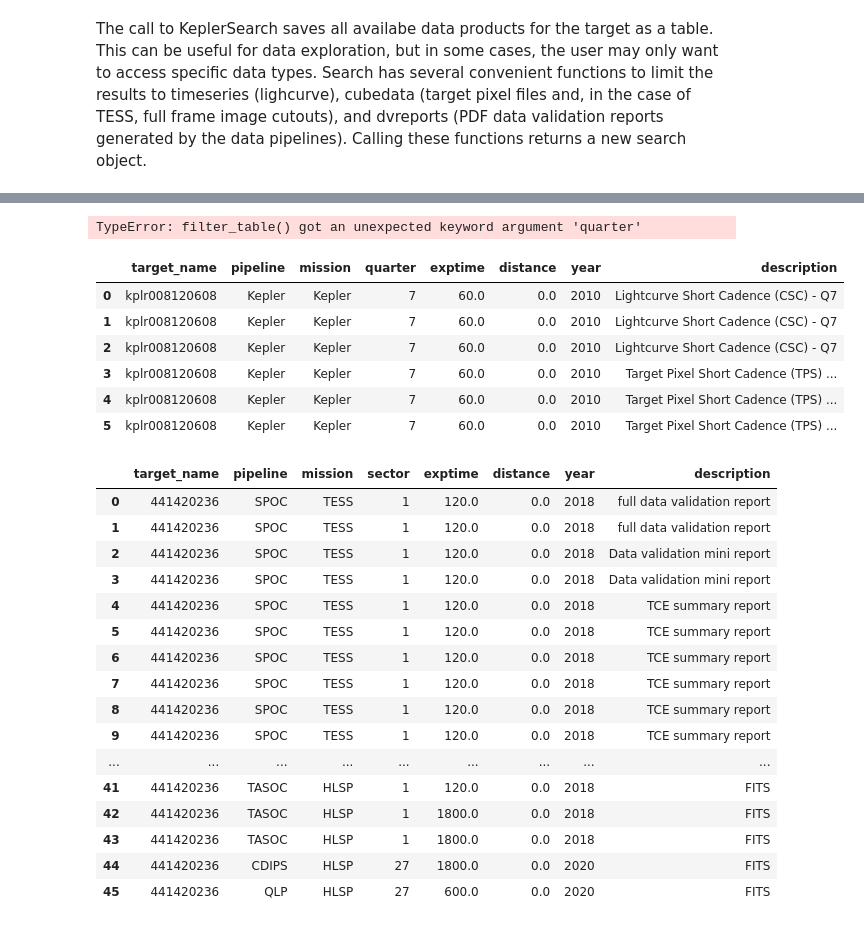
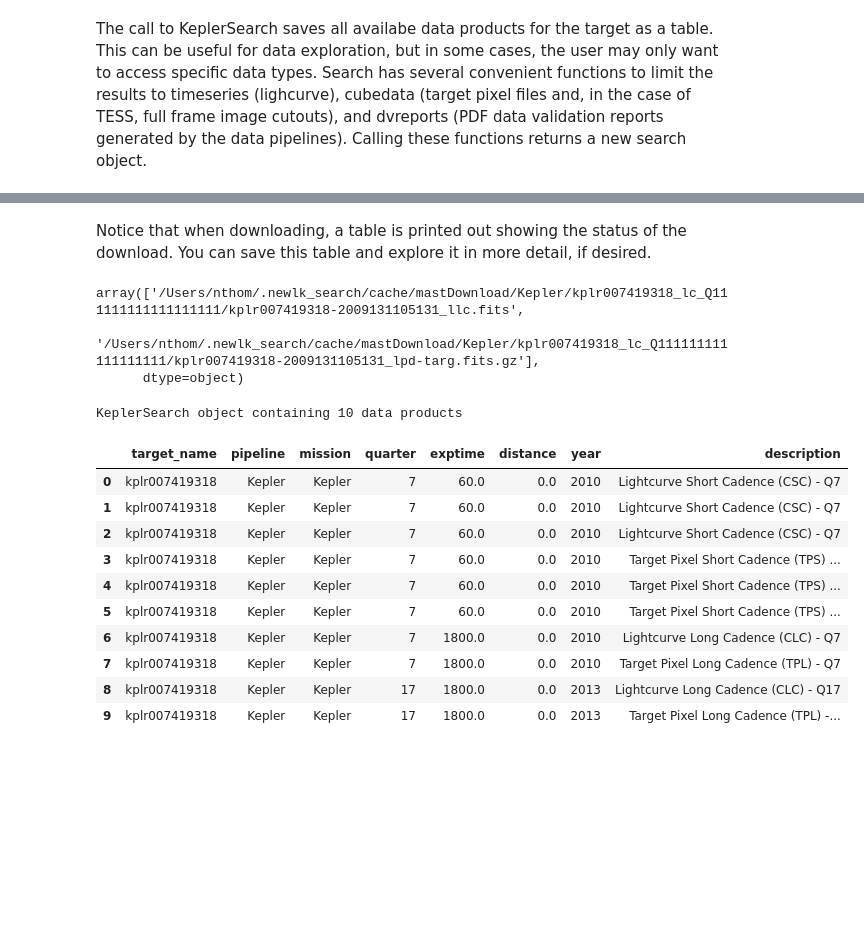
Before and after one commit to lightkurve/lksearch, a Jupyter notebook: docs/tutorials/Example_searches.ipynb, the cells around one changed output, grey strips where cells are left out. Saved outputs shown, nothing was run; the diff lists cells and outputs as text; code cells hidden in the pictures; blank space fills up the shorter version.

```diff
--- a/docs/tutorials/Example_searches.ipynb
+++ b/docs/tutorials/Example_searches.ipynb
@@ -267,38 +268,27 @@ Kep186short
+# %% [markdown]
+Notice that when downloading, a table is printed out showing the status of the download. You can save this table and explore it in more detail, if desired.
+# %%
+# You can download a subsection of results directly
+manifest = kep137[:2].download()
+manifest['Local Path'].values
+# %% [output]
+array(['/Users/nthom/.newlk_search/cache/mastDownload/Kepler/kplr007419318_lc_Q111111111111111111/kplr007419318-2009131105131_llc.fits',
+       '/Users/nthom/.newlk_search/cache/mastDownload/Kepler/kplr007419318_lc_Q111111111111111111/kplr007419318-2009131105131_lpd-targ.fits.gz'],
+      dtype=object)
 # %%
 # we can also filter the results by observing quarter
-Kep186_Q = Kep186.filter_table(quarter=[7,17])
-Kep186_Q
+kep137_quarters = kep137.filter_table(quarter=[7,17])
+kep137_quarters
 # %% [output]
-TypeError: filter_table() got an unexpected keyword argument 'quarter'
+KeplerSearch object containing 10 data products
+|  | target_name | pipeline | mission | quarter | exptime | distance | year | description |
+| 0 | kplr007419318 | Kepler | Kepler | 7 | 60.0 | 0.0 | 2010 | Lightcurve Short Cadence (CSC) - Q7 |
+| 1 | kplr007419318 | Kepler | Kepler | 7 | 60.0 | 0.0 | 2010 | Lightcurve Short Cadence (CSC) - Q7 |
+| 2 | kplr007419318 | Kepler | Kepler | 7 | 60.0 | 0.0 | 2010 | Lightcurve Short Cadence (CSC) - Q7 |
+| 3 | kplr007419318 | Kepler | Kepler | 7 | 60.0 | 0.0 | 2010 | Target Pixel Short Cadence (TPS) ... |
+| 4 | kplr007419318 | Kepler | Kepler | 7 | 60.0 | 0.0 | 2010 | Target Pixel Short Cadence (TPS) ... |
+| 5 | kplr007419318 | Kepler | Kepler | 7 | 60.0 | 0.0 | 2010 | Target Pixel Short Cadence (TPS) ... |
+| 6 | kplr007419318 | Kepler | Kepler | 7 | 1800.0 | 0.0 | 2010 | Lightcurve Long Cadence (CLC) - Q7 |
+| 7 | kplr007419318 | Kepler | Kepler | 7 | 1800.0 | 0.0 | 2010 | Target Pixel Long Cadence (TPL) - Q7 |
+| 8 | kplr007419318 | Kepler | Kepler | 17 | 1800.0 | 0.0 | 2013 | Lightcurve Long Cadence (CLC) - Q17 |
+| 9 | kplr007419318 | Kepler | Kepler | 17 | 1800.0 | 0.0 | 2013 | Target Pixel Long Cadence (TPL) -... |
-# %%
-Kep186_Q17_short = Kep186.filter_table(quarter=7, exptime=60)
-Kep186_Q17_short
-# %% [output]
-|  | target_name | pipeline | mission | quarter | exptime | distance | year | description |
-| 0 | kplr008120608 | Kepler | Kepler | 7 | 60.0 | 0.0 | 2010 | Lightcurve Short Cadence (CSC) - Q7 |
-| 1 | kplr008120608 | Kepler | Kepler | 7 | 60.0 | 0.0 | 2010 | Lightcurve Short Cadence (CSC) - Q7 |
-| 2 | kplr008120608 | Kepler | Kepler | 7 | 60.0 | 0.0 | 2010 | Lightcurve Short Cadence (CSC) - Q7 |
-| 3 | kplr008120608 | Kepler | Kepler | 7 | 60.0 | 0.0 | 2010 | Target Pixel Short Cadence (TPS) ... |
-| 4 | kplr008120608 | Kepler | Kepler | 7 | 60.0 | 0.0 | 2010 | Target Pixel Short Cadence (TPS) ... |
-| 5 | kplr008120608 | Kepler | Kepler | 7 | 60.0 | 0.0 | 2010 | Target Pixel Short Cadence (TPS) ... |
-# %%
-result = TESSSearch("Au Mic")
-result
-# %% [output]
-|  | target_name | pipeline | mission | sector | exptime | distance | year | description |
-| 0 | 441420236 | SPOC | TESS | 1 | 120.0 | 0.0 | 2018 | full data validation report |
-| 1 | 441420236 | SPOC | TESS | 1 | 120.0 | 0.0 | 2018 | full data validation report |
-| 2 | 441420236 | SPOC | TESS | 1 | 120.0 | 0.0 | 2018 | Data validation mini report |
-| 3 | 441420236 | SPOC | TESS | 1 | 120.0 | 0.0 | 2018 | Data validation mini report |
-| 4 | 441420236 | SPOC | TESS | 1 | 120.0 | 0.0 | 2018 | TCE summary report |
-| 5 | 441420236 | SPOC | TESS | 1 | 120.0 | 0.0 | 2018 | TCE summary report |
-| 6 | 441420236 | SPOC | TESS | 1 | 120.0 | 0.0 | 2018 | TCE summary report |
-| 7 | 441420236 | SPOC | TESS | 1 | 120.0 | 0.0 | 2018 | TCE summary report |
-| 8 | 441420236 | SPOC | TESS | 1 | 120.0 | 0.0 | 2018 | TCE summary report |
-| 9 | 441420236 | SPOC | TESS | 1 | 120.0 | 0.0 | 2018 | TCE summary report |
-| ... | ... | ... | ... | ... | ... | ... | ... | ... |
-| 41 | 441420236 | TASOC | HLSP | 1 | 120.0 | 0.0 | 2018 | FITS |
-| 42 | 441420236 | TASOC | HLSP | 1 | 1800.0 | 0.0 | 2018 | FITS |
-| 43 | 441420236 | TASOC | HLSP | 1 | 1800.0 | 0.0 | 2018 | FITS |
-| 44 | 441420236 | CDIPS | HLSP | 27 | 1800.0 | 0.0 | 2020 | FITS |
-| 45 | 441420236 | QLP | HLSP | 27 | 600.0 | 0.0 | 2020 | FITS |
```
Also changed, not shown: parts of 28 cells of this notebook, 1 other file.
